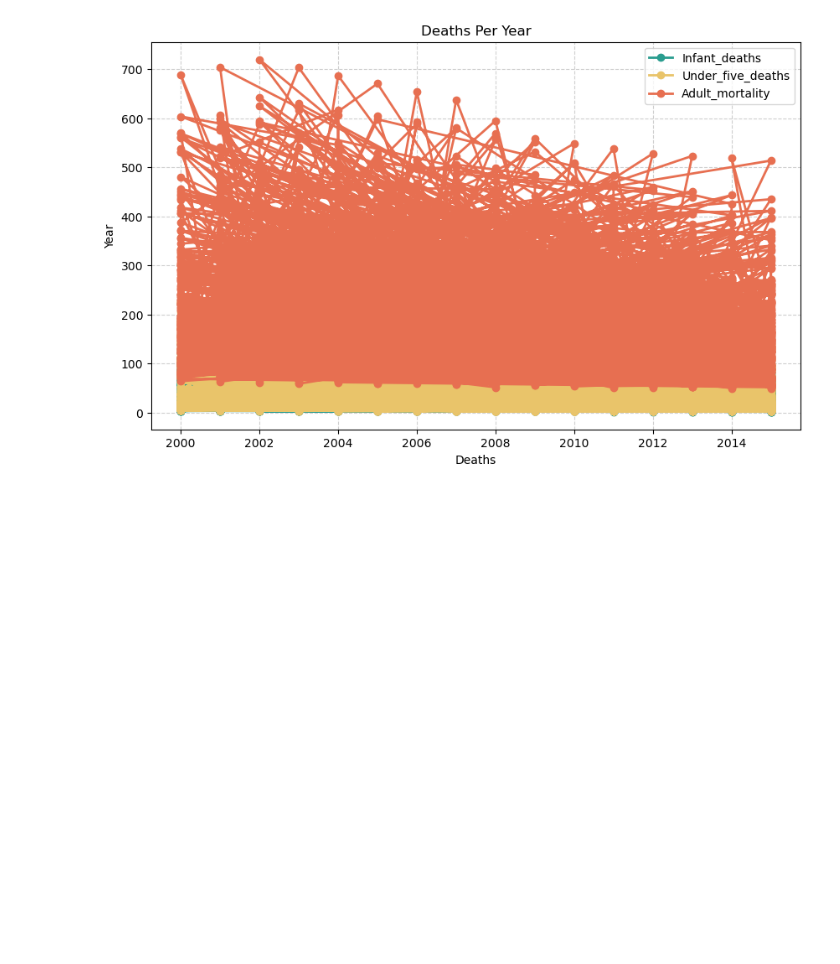
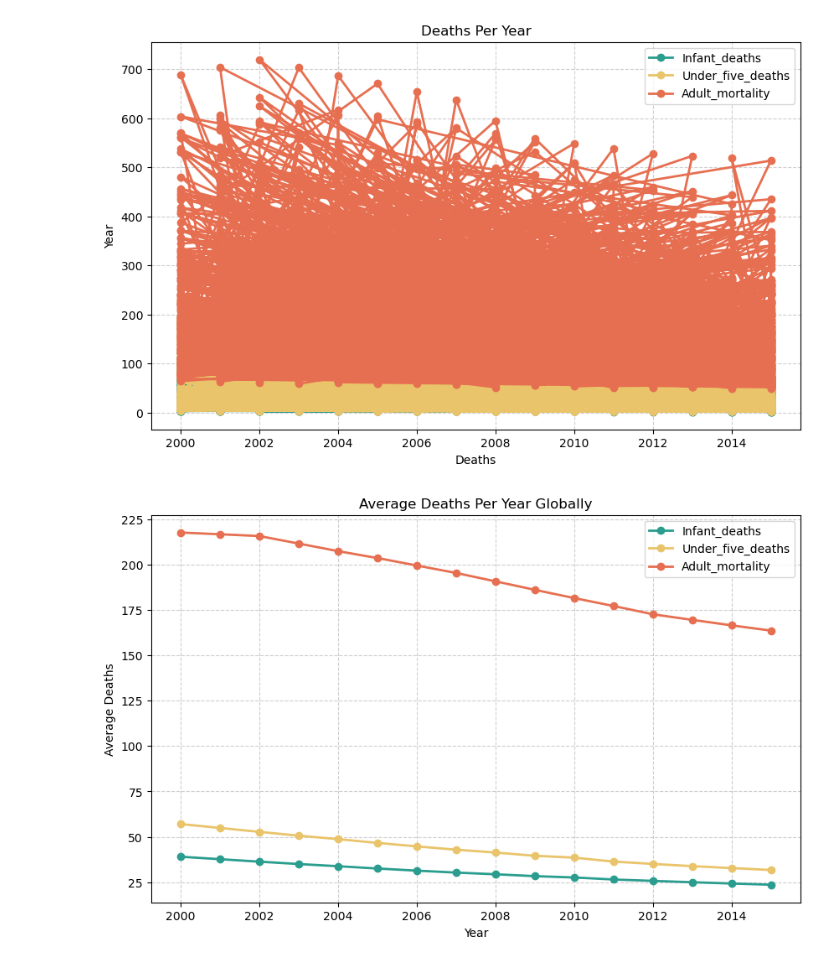
Before and after one commit to emmanuelakinmokun/ml-trailhead, a Jupyter notebook: Phase_1/analytical_sprint.ipynb, the cells around one changed output. Drawn from its saved outputs; the diff is of its cells as text; code cells hidden in the pictures; blank space fills up the shorter version.

Commit message:
Plot got fixed

```diff
--- a/Phase_1/analytical_sprint.ipynb
+++ b/Phase_1/analytical_sprint.ipynb
@@ -166,3 +166,22 @@ plt.grid(True, linestyle='--', alpha=0.6)
 plt.show()
 # %% [output]
 [figure]
+# %%
+# Mean of the years spanning all countries
+df_grouped = df.groupby('Year')[['Infant_deaths', 'Under_five_deaths', 'Adult_mortality']].mean()
+
+df_grouped.plot(
+    kind='line',
+    figsize=(10, 6),
+    color=['#2a9d8f', '#e9c46a', '#e76f51'],
+    linewidth=2,
+    marker='o',
+    title='Average Deaths Per Year Globally'
+)
+
+plt.xlabel('Year')
+plt.ylabel('Average Deaths')
+plt.grid(True, linestyle='--', alpha=0.6)
+plt.show()
+# %% [output]
+[figure, added]
```
